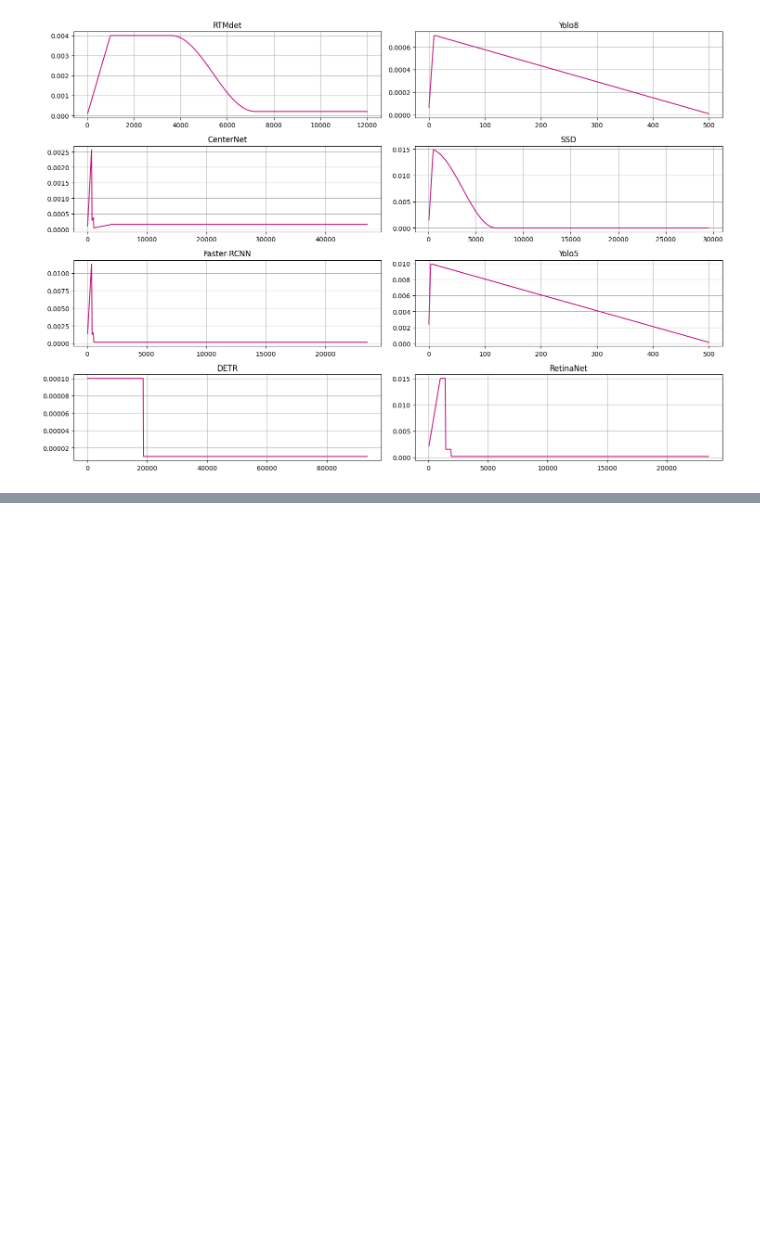
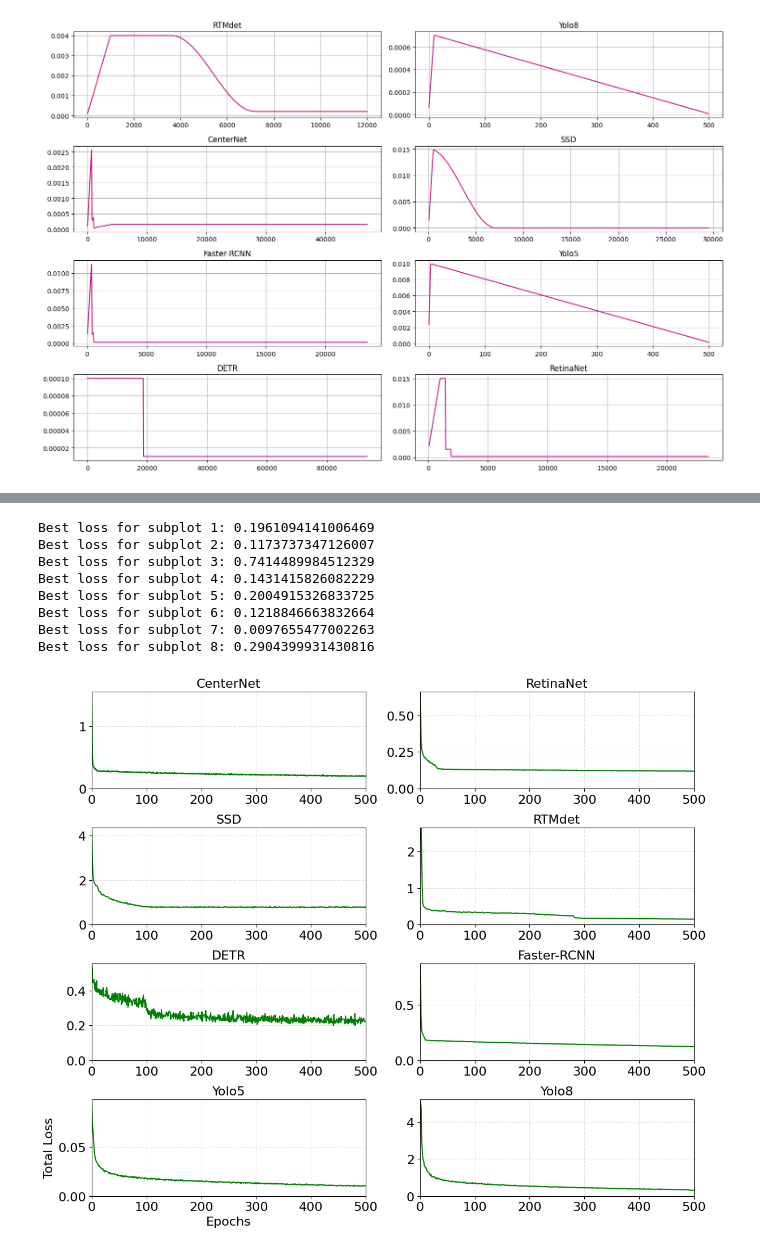
Before and after one commit to toelt-llc/FlightScope_Bench, a Jupyter notebook: 9_result_vizualiser.ipynb, the cells around one changed output, grey strips where cells are left out. Saved outputs shown, nothing was run; the diff lists cells and outputs as text; code cells hidden in the pictures; blank space fills up the shorter version.

```diff
--- a/9_result_vizualiser.ipynb
+++ b/9_result_vizualiser.ipynb
@@ -80,0 +223,80 @@ plot_curves(directory, color='mediumvioletred')
+# %%
+import pandas as pd
+import matplotlib.pyplot as plt
+
+def plot_loss_curve(ax, csv_path, batch_size, total_samples=2120):
+    # Load the CSV file
+    df = pd.read_csv(csv_path)
+
+    # Check if 'Step' column is present and rename it to 'iteration'
+    if 'Step' in df.columns:
+        df.rename(columns={'Step': 'iteration'}, inplace=True)
+
+    # If 'iteration' column is present, convert it to epoch
+    if 'iteration' in df.columns:
+        if batch_size is not None:
+            total_iterations_per_epoch = total_samples // batch_size
+            df['Epoch'] = (df['iteration'] / total_iterations_per_epoch).astype(int)
+        else:
+            df['Epoch'] = df['iteration']
+
+    # Plot the loss curve on the given subplot axis
+    ax.plot(df['Epoch'], df['Value'])  # Assuming 'Value' column contains the loss values
+    ax.set_title(csv_path.split('/')[-1].split('.')[0], fontsize=16)  # Extract the model name for the title and increase fontsize
+
+    # Increase the font size of xticks and yticks
+    ax.tick_params(axis='both', which='major', labelsize=16)
+
+    # Return the maximum value for ylim and the best (lowest) loss value
+    return df['Value'].max(), df['Value'].min()
+
+# Create a 4x2 subplot layout
+fig, axs = plt.subplots(4, 2, figsize=(12, 10))
+
+# Example usage for multiple models
+models = [
+    ("/home/safouane/Downloads/FlightScope_Bench/curve_results/loss_bbox/CenterNet.csv", 23),
+    ("/home/safouane/Downloads/FlightScope_Bench/curve_results/loss_bbox/RetinaNet.csv", 45),
+    ("/home/safouane/Downloads/FlightScope_Bench/curve_results/loss_bbox/SSD.csv", 36),
+    ("/home/safouane/Downloads/FlightScope_Bench/curve_results/loss_bbox/RTMdet.csv", 86),
+    ("/home/safouane/Downloads/FlightScope_Bench/curve_results/loss_bbox/DETR.csv", 11.3),
+    ("/home/safouane/Downloads/FlightScope_Bench/curve_results/loss_bbox/Faster-RCNN.csv", 45),
+    ("/home/safouane/Downloads/FlightScope_Bench/curve_results/loss_bbox/Yolo5.csv", None),  # None for batch_size
+    ("/home/safouane/Downloads/FlightScope_Bench/curve_results/loss_bbox/Yolo8.csv", None)   # None for batch_size
+]
+
+# Lists to store the best (lowest) loss values for each subplot
+best_losses = []
+
+# Iterate through models and plot on subplots
+for i, (csv_path, batch_size) in enumerate(models):
+    row, col = divmod(i, 2)
+    max_value, best_loss = plot_loss_curve(axs[row, col], csv_path, batch_size)
+    axs[row, col].set_ylim(0, max_value)
+    axs[row, col].set_xlim(0, 500)
+
+    # Add customized grid lines
+    axs[row, col].grid(color='lightgray', linestyle='-.', linewidth=0.5)
+
+    # Store the best (lowest) loss value
+    best_losses.append(best_loss)
+
+# Adjust layout to prevent clipping of titles
+plt.tight_layout()
+plt.xlim(0, 500)
+
+# Print the best (lowest) loss values for each subplot
+for i, best_loss in enumerate(best_losses):
+    print(f"Best loss for subplot {i+1}: {best_loss}")
+
+plt.show()
+# %% [output]
+Best loss for subplot 1: 0.1961094141006469
+Best loss for subplot 2: 0.1173737347126007
+Best loss for subplot 3: 0.7414489984512329
+Best loss for subplot 4: 0.1431415826082229
+Best loss for subplot 5: 0.2004915326833725
+Best loss for subplot 6: 0.1218846663832664
+Best loss for subplot 7: 0.0097655477002263
+Best loss for subplot 8: 0.2904399931430816
+[figure, added]
```
Also changed, not shown: parts of 11 cells of this notebook.
